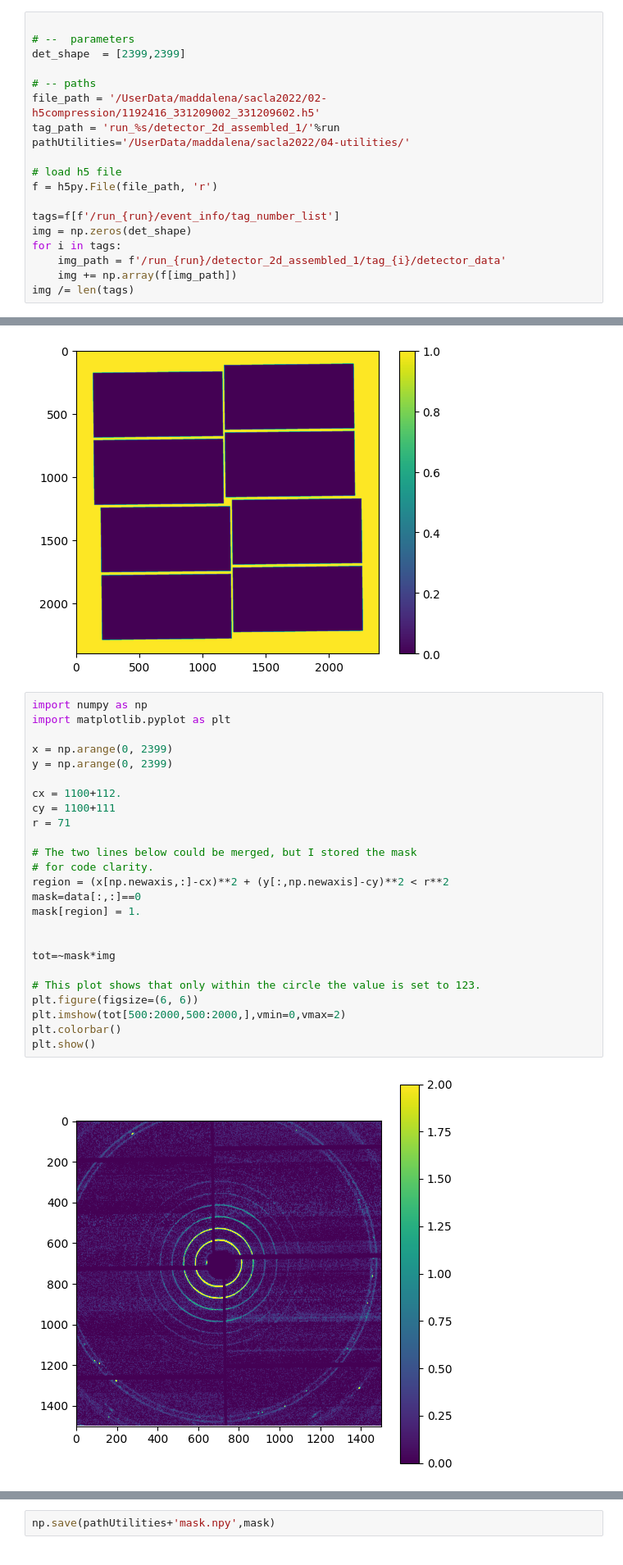
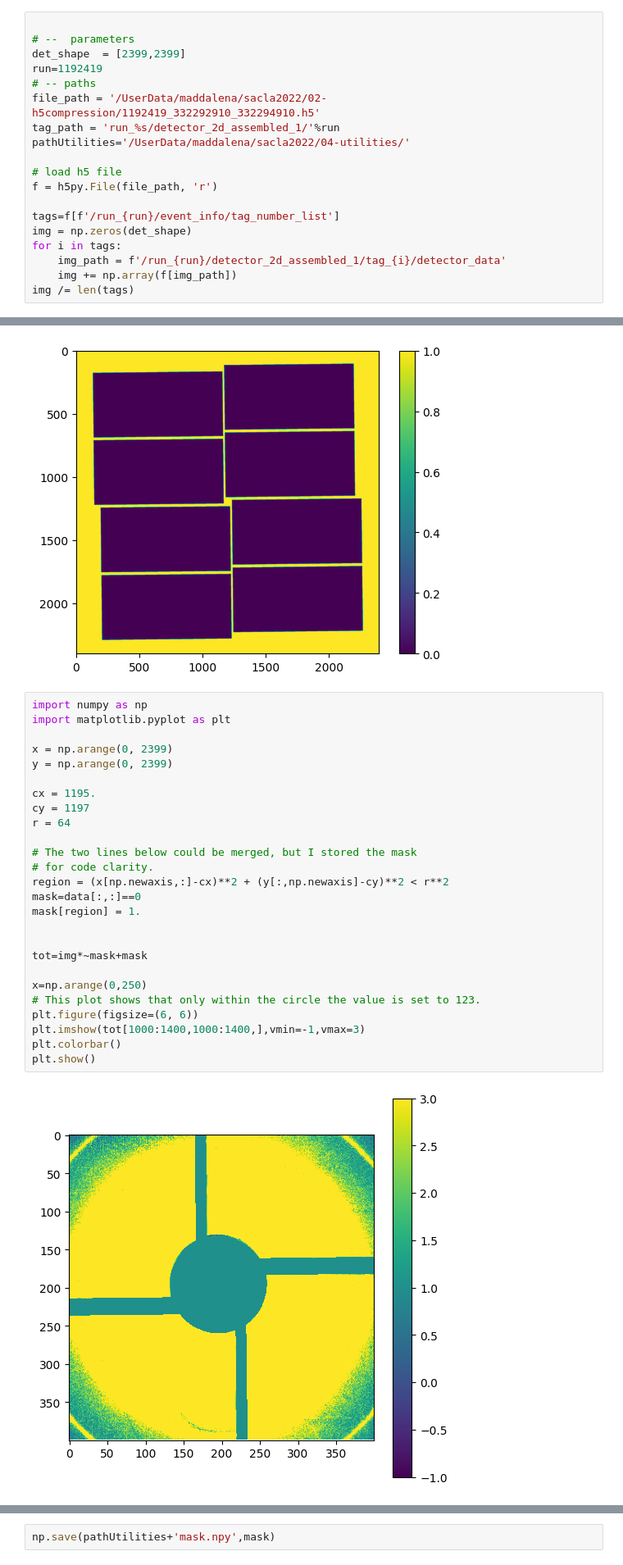
Before and after one commit to fperakis/SACLA_2022B8033, a Jupyter notebook: examples/06_mask_maker.ipynb, the cells around one changed output, grey strips where cells are left out. Shown: that part at 82% size. Cells and saved outputs as stored; diff of their text form.

Commit message:
mask maker including beamstop and tube shadow

```diff
--- a/examples/06_mask_maker.ipynb
+++ b/examples/06_mask_maker.ipynb
@@ -7,9 +7,9 @@ import h5py
 
 # --  parameters
 det_shape  = [2399,2399]
-
+run=1192419
 # -- paths
-file_path = '/UserData/maddalena/sacla2022/02-h5compression/1192416_331209002_331209602.h5'
+file_path = '/UserData/maddalena/sacla2022/02-h5compression/1192419_332292910_332294910.h5'
 tag_path = 'run_%s/detector_2d_assembled_1/'%run
 pathUtilities='/UserData/maddalena/sacla2022/04-utilities/'
 
@@ -35,27 +35,28 @@ plt.colorbar()
 # %%
 import numpy as np
 import matplotlib.pyplot as plt
 
 x = np.arange(0, 2399)
 y = np.arange(0, 2399)
 
-cx = 1100+112.
-cy = 1100+111
-r = 71
+cx = 1195.
+cy = 1197
+r = 64
 
 # The two lines below could be merged, but I stored the mask
 # for code clarity.
 region = (x[np.newaxis,:]-cx)**2 + (y[:,np.newaxis]-cy)**2 < r**2
 mask=data[:,:]==0
 mask[region] = 1.
 
 
-tot=~mask*img
+tot=img*~mask+mask
 
+x=np.arange(0,250)
 # This plot shows that only within the circle the value is set to 123.
 plt.figure(figsize=(6, 6))
-plt.imshow(tot[500:2000,500:2000,],vmin=0,vmax=2)
+plt.imshow(tot[1000:1400,1000:1400,],vmin=-1,vmax=3)
 plt.colorbar()
 plt.show()
 # %% [output]
-[figure, old version]
+[figure, new version]
```
Also changed, not shown: parts of 3 cells of this notebook.
